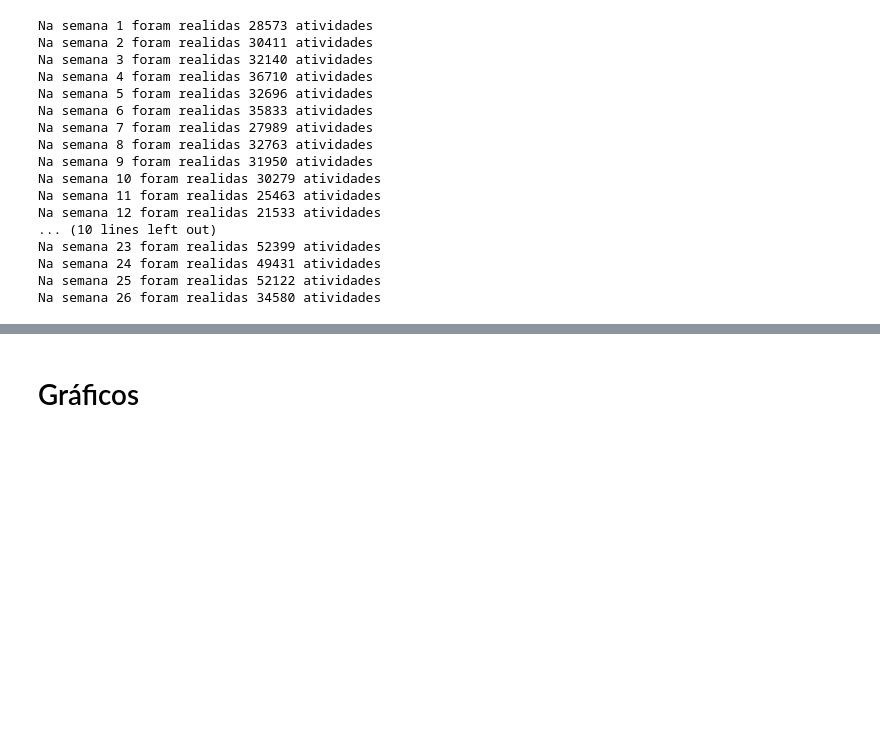
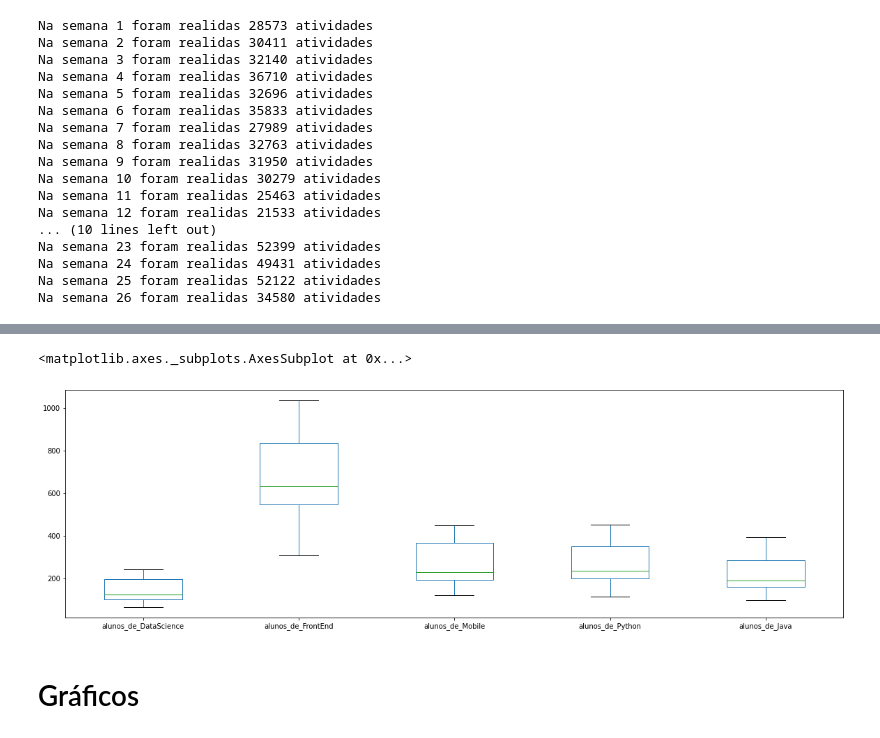
Before and after one commit to marcelopaludetto/aulao-datascience, a Jupyter notebook: aulaoDataScience_atualizado.ipynb, the cells around one changed output, grey strips where cells are left out. Drawn from its saved outputs; the diff is of its cells as text; code cells hidden in the pictures; blank space fills up the shorter version.

```diff
--- a/aulaoDataScience_atualizado.ipynb
+++ b/aulaoDataScience_atualizado.ipynb
@@ -435,3 +446,5 @@ alunosPython=[];
 for i in range(26):
   alunosPythonAtivos.append(alunosAtivosDaSemana[i].query("Trilha == 'Python'"))
   alunosPython.append(alunosPythonAtivos[i].data.count())
+# %%
+teste = pd.DataFrame({'alunos_de_DataScience': alunosDataScience , 'alunos_de_FrontEnd': alunosFrontEnd,'alunos_de_Mobile': alunosMobile, 'alunos_de_Python': alunosPython, 'alunos_de_Java': alunosJava})
@@ -438,3 +460,9 @@ for i in range(26):
+# %%
+teste.plot(kind = 'box',
+           figsize = (20,6))
+# %% [output]
+<matplotlib.axes._subplots.AxesSubplot at 0x...>
+[figure, added]
 # %% [markdown]
 # Gráficos
 # %%
```
Also changed, not shown: parts of 14 cells of this notebook.
